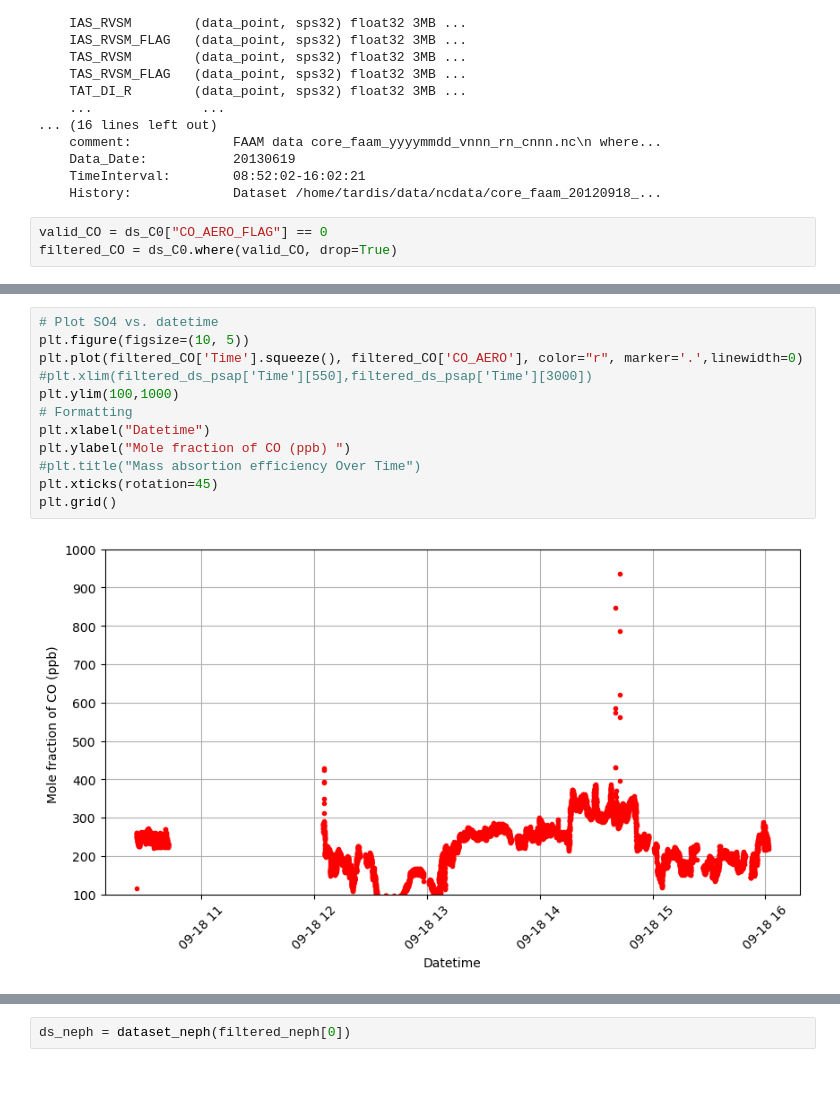
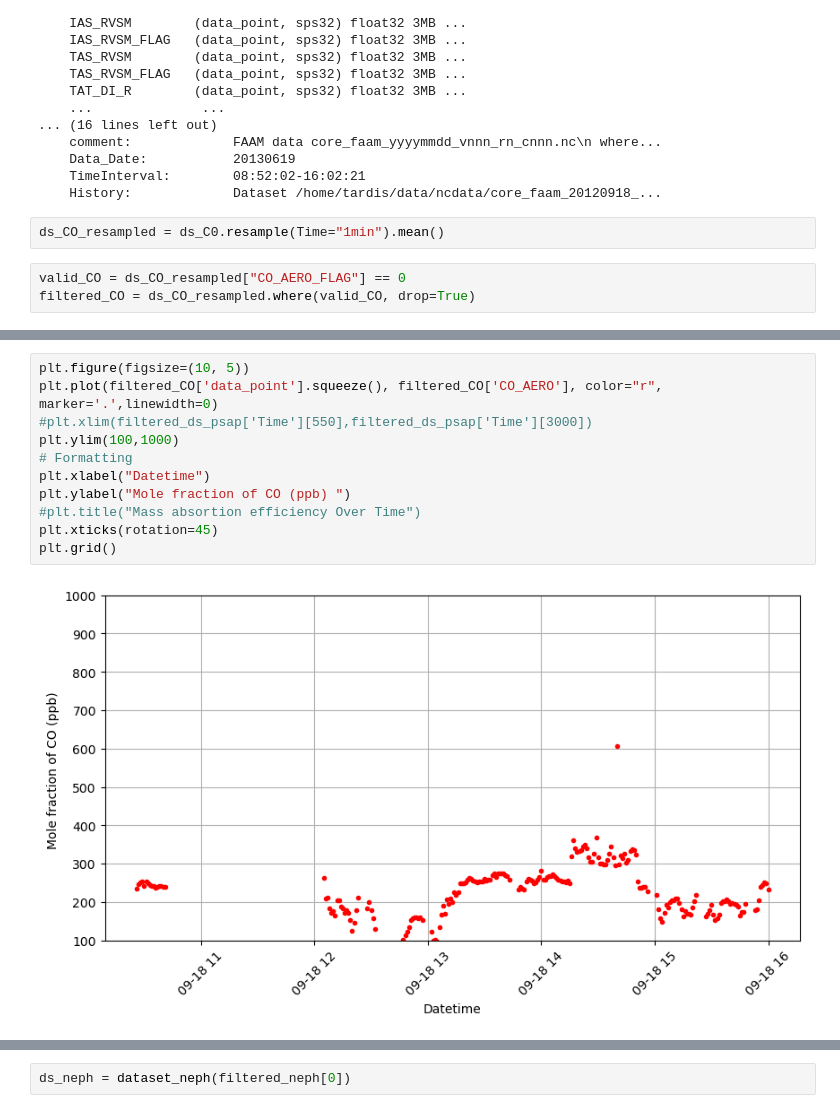
Before and after one commit to thiago-vg/SAMBBA-data-analysis, a Jupyter notebook: Scripts/CO_plot_test.ipynb, the cells around one changed output, grey strips where cells are left out. Cells and saved outputs as stored; diff of their text form; blank space fills up the shorter version.

```diff
--- a/Scripts/CO_plot_test.ipynb
+++ b/Scripts/CO_plot_test.ipynb
@@ -210,6 +227,8 @@ Data variables: (12/141)
     Data_Date:           20130619
     TimeInterval:        08:52:02-16:02:21
     History:             Dataset /home/tardis/data/ncdata/core_faam_20120918_...
+# %%
+ds_CO_resampled = ds_C0.resample(Time="1min").mean()
 # %%
-valid_CO = ds_C0["CO_AERO_FLAG"] == 0
-filtered_CO = ds_C0.where(valid_CO, drop=True)
+valid_CO = ds_CO_resampled["CO_AERO_FLAG"] == 0
+filtered_CO = ds_CO_resampled.where(valid_CO, drop=True)
@@ -216,14 +255,13 @@ filtered_CO = ds_C0.where(valid_CO, drop=True)
 # %%
-# Plot SO4 vs. datetime
 plt.figure(figsize=(10, 5))
-plt.plot(filtered_CO['Time'].squeeze(), filtered_CO['CO_AERO'], color="r", marker='.',linewidth=0)
+plt.plot(filtered_CO['data_point'].squeeze(), filtered_CO['CO_AERO'], color="r", marker='.',linewidth=0)
 #plt.xlim(filtered_ds_psap['Time'][550],filtered_ds_psap['Time'][3000])
 plt.ylim(100,1000)
 # Formatting
 plt.xlabel("Datetime")
 plt.ylabel("Mole fraction of CO (ppb) ")
 #plt.title("Mass absortion efficiency Over Time")
 plt.xticks(rotation=45)
 plt.grid()
 # %% [output]
-[figure, old version]
+[figure, new version]
```
Also changed, not shown: parts of 21 cells of this notebook, 2 other files.
